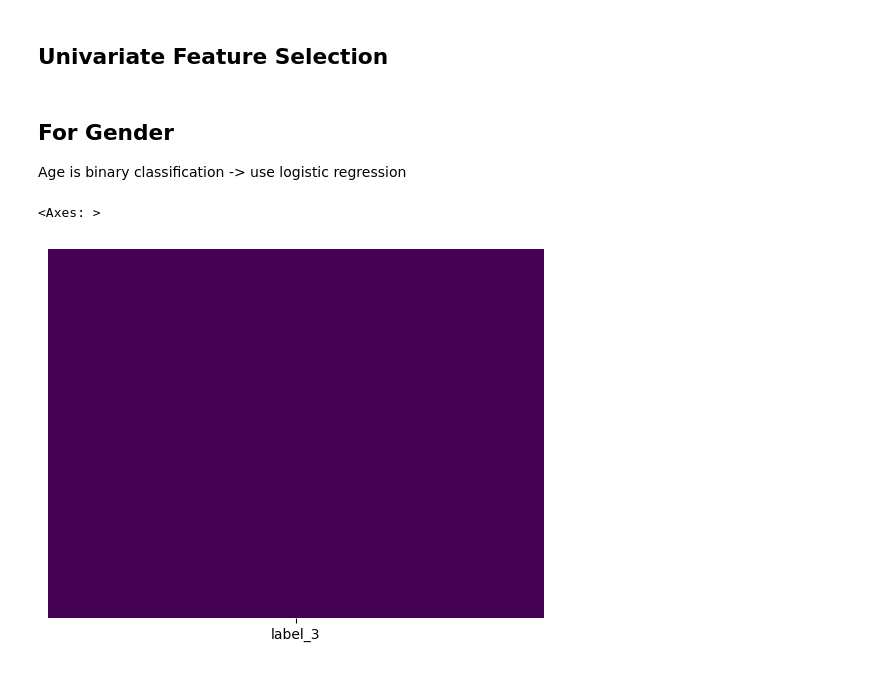
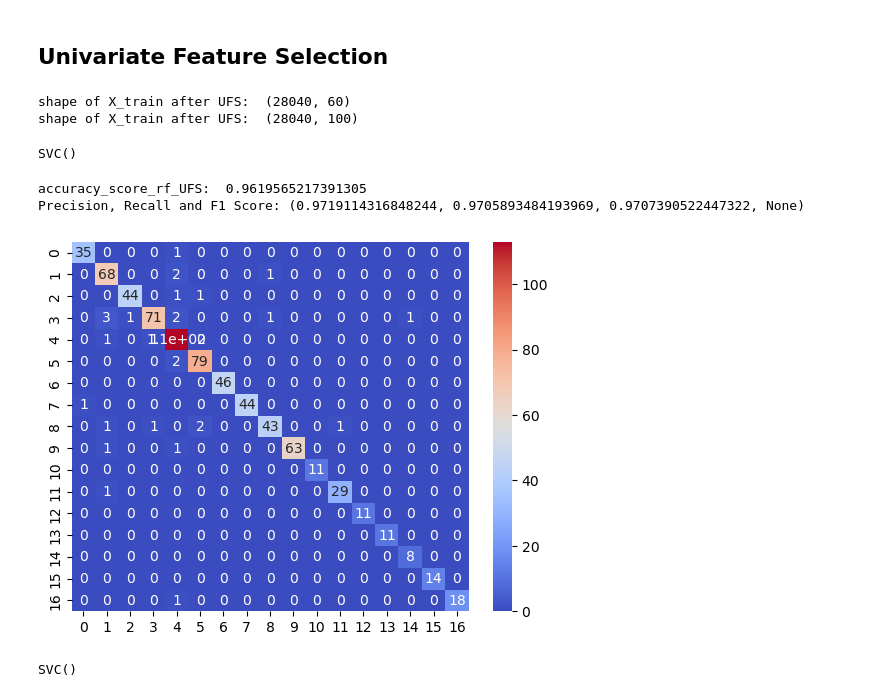
Before and after one commit to Tharusha-Lekamge/CS4622-ML-Labs, a Jupyter notebook: Lab01-Feature-Engineering/src/lab01.ipynb, the cells around one changed output. Saved outputs shown, nothing was run; the diff lists cells and outputs as text; code cells hidden in the pictures.

```diff
--- a/Lab01-Feature-Engineering/src/lab01.ipynb
+++ b/Lab01-Feature-Engineering/src/lab01.ipynb
@@ -642,16 +661,59 @@ Precision, Recall and F1 Score: (0.9627522275396875, 0.9027568454984249, 0.92877
 # %% [markdown]
 ## Univariate Feature Selection
-# %% [markdown]
-## For Gender
-
-Age is binary classification -> use logistic regression
-# %%
-# Get heatmap for null values in age_train
-sns.heatmap(gender_train.isnull(), yticklabels=False,
-            cbar=False, cmap="viridis")
-
-# get the number of zeroes in age valid
-# age_train[age_train['label_2'].isnull()].shape
-# %% [output]
-<Axes: >
-[figure, removed]
+# %%
+# Univariate feature selection
+from sklearn.feature_selection import SelectKBest, f_classif
+
+selector = SelectKBest(f_classif, k=60)
+selector.fit(age_x_train_cat, age_y_train_cat_encoded)
+
+age_x_train_UFS = selector.transform(age_x_train_cat)
+age_x_valid_UFS = selector.transform(age_x_valid_cat)
+print("shape of X_train after UFS: ", age_x_train_UFS.shape)
+
+selector_100 = SelectKBest(f_classif, k=100)
+selector_100.fit(age_x_train_cat, age_y_train_cat_encoded)
+
+age_x_train_UFS_100 = selector_100.transform(age_x_train_cat)
+age_x_valid_UFS_100 = selector_100.transform(age_x_valid_cat)
+print("shape of X_train after UFS: ", age_x_train_UFS_100.shape)
+# %% [output]
+shape of X_train after UFS:  (28040, 60)
+shape of X_train after UFS:  (28040, 100)
+# %%
+# Train a Random forest
+
+rf_model_UFS = SVC()
+rf_model_UFS.fit(age_x_train_UFS, age_y_train_cat_encoded)
+# %% [output]
+SVC()
+# %%
+# Make predictions on the test data - UFS
+y_pred_rf_UFS = rf_model_UFS.predict(age_x_valid_UFS)
+
+# get accuracy score
+accuracy_score_rf_UFS = accuracy_score(age_y_valid_cat_encoded, y_pred_rf_UFS)
+print("accuracy_score_rf_UFS: ", accuracy_score_rf_UFS)
+# Get confusion matrix
+confusion_matrix_rf_UFS = confusion_matrix(
+    age_y_valid_cat_encoded, y_pred_rf_UFS)
+
+# plot confusion matrix
+sns.heatmap(confusion_matrix_rf_UFS, annot=True, cmap="coolwarm")
+
+# get precision, recall and f1 score
+precision_recall_fscore_rf_UFS = precision_recall_fscore_support(
+    age_y_valid_cat_encoded, y_pred_rf_UFS, average="macro"
+)
+print("Precision, Recall and F1 Score:", precision_recall_fscore_rf_UFS)
+# %% [output]
+accuracy_score_rf_UFS:  0.9619565217391305
+Precision, Recall and F1 Score: (0.9719114316848244, 0.9705893484193969, 0.9707390522447322, None)
+[figure, added]
+# %%
+# Train a Random forest UFS 100
+
+rf_model_UFS_100 = SVC()
+rf_model_UFS_100.fit(age_x_train_UFS_100, age_y_train_cat_encoded)
+# %% [output]
+SVC()
```
Also changed, not shown: parts of 29 cells of this notebook.
